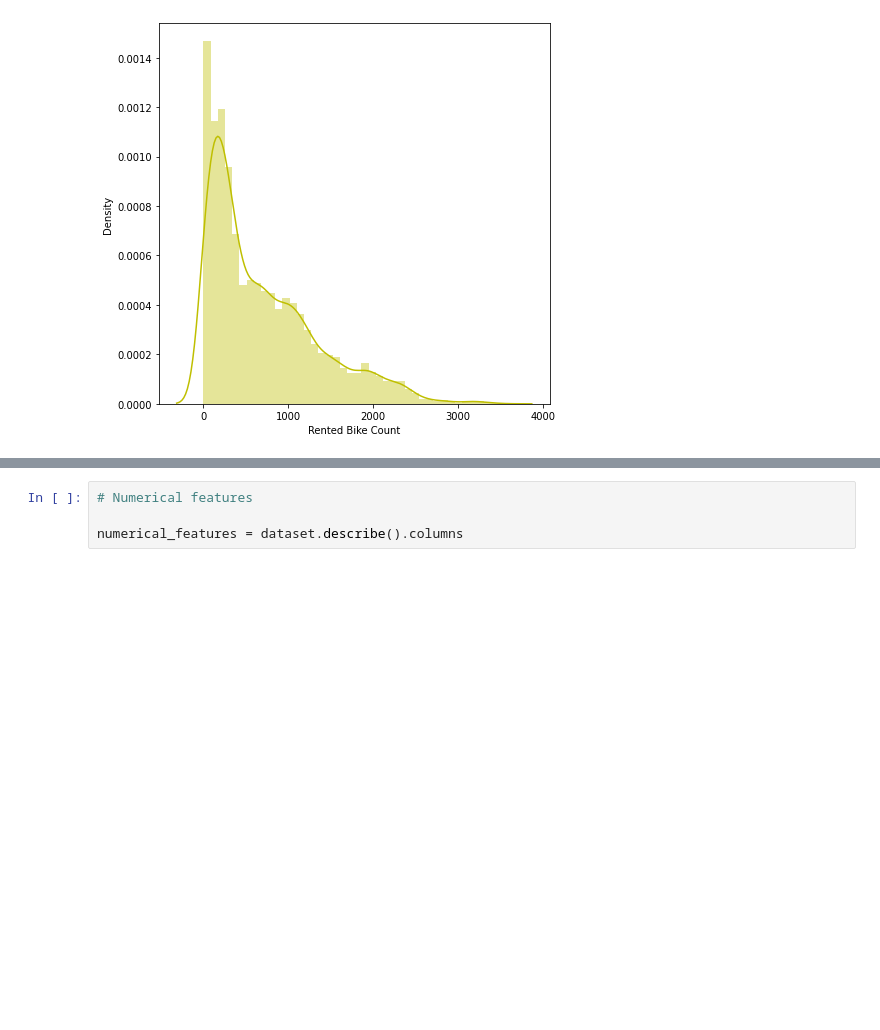
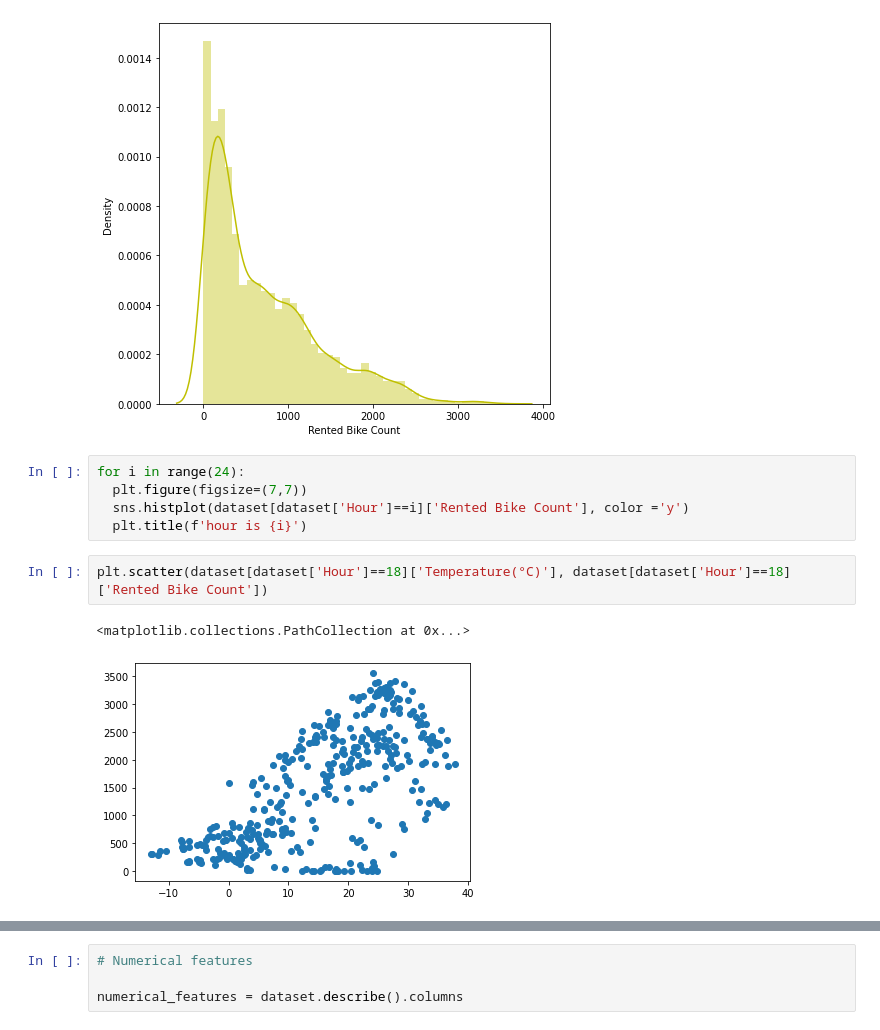
Before and after one commit to Ashishblthakre/Project_2, a Jupyter notebook: Bike_Sharing_Demand_Prediction_ashish_Capstone_Project.ipynb, the cells around one changed output, grey strips where cells are left out. Cells and saved outputs as stored; diff of their text form; blank space fills up the shorter version.

```diff
--- a/Bike_Sharing_Demand_Prediction_ashish_Capstone_Project.ipynb
+++ b/Bike_Sharing_Demand_Prediction_ashish_Capstone_Project.ipynb
@@ -149,3 +151,13 @@ sns.distplot(dataset['Rented Bike Count'], color ='y')
 # %% [output]
 <matplotlib.axes._subplots.AxesSubplot at 0x...>
 [figure]
+# %%
+for i in range(24):
+  plt.figure(figsize=(7,7))
+  sns.histplot(dataset[dataset['Hour']==i]['Rented Bike Count'], color ='y')
+  plt.title(f'hour is {i}')
+# %%
+plt.scatter(dataset[dataset['Hour']==18]['Temperature(°C)'], dataset[dataset['Hour']==18]['Rented Bike Count'])
+# %% [output]
+<matplotlib.collections.PathCollection at 0x...>
+[figure, added]
```
Also changed, not shown: parts of 76 cells of this notebook.
